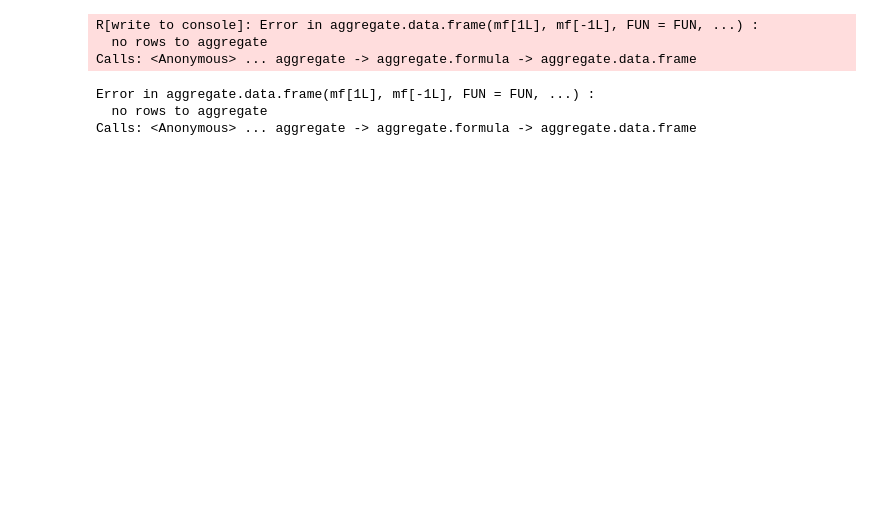
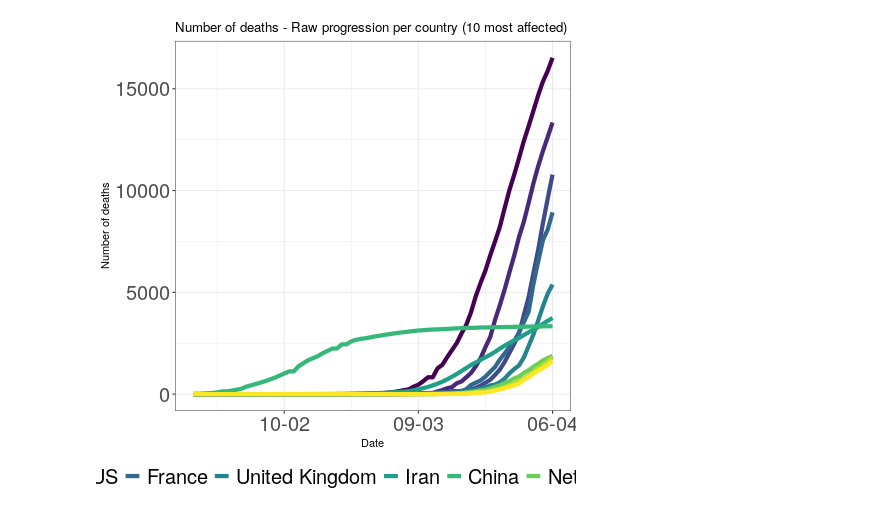
Before and after one commit to bjmain/SARS-CoV-2, a Jupyter notebook: sars2_v2.ipynb, the cells around one changed output. Cells and saved outputs as stored; diff of their text form; code cells hidden in the pictures; blank space fills up the shorter version.

Commit message:
fixed R part to plot raw mortality

```diff
--- a/sars2_v2.ipynb
+++ b/sars2_v2.ipynb
@@ -204,41 +207,43 @@ library(RCurl)
 library(ggplot2)
 library(reshape)
 
 #URL with data
 url <- getURL('https://raw.githubusercontent.com/CSSEGISandData/COVID-19/master/csse_covid_19_data/csse_covid_19_time_series/time_series_covid19_deaths_global.csv')
 data <- read.csv(text = url,header=F)
 
 #Reshape
 #First date is 22 Jan 2020
 dates<-as.Date(as.vector(as.matrix(data[1,5:length(data)])), format='%m/%d/%Y')
 names(data) <- c('ps','cr','lat','lon',paste('d',1:length(dates),sep=''))
 
 #Melt and order
 datam<-melt(data[-c(1),-c(1,3,4)],id.vars='cr',measure.vars=paste('d',1:length(dates),sep=''))
 levels(datam$variable) <- dates
 datam$value <- as.numeric(as.character(datam$value))
 datamagg <- aggregate(value~cr+variable, datam,'sum')
 datamagg$variable<-as.Date(datamagg$variable)
 datamagg<-datamagg[order(datamagg$value),]
 datamagg$cr <- as.factor(datamagg$cr)
 datamagg$cr<-droplevels(datamagg$cr)
 
 #Derive total number of cases for ordering plots
-sumcases <- aggregate(value~cr, datamagg[which(as.Date(datamagg$variable)==format(Sys.time(), '%y-%m-%d')),],'sum')
+sumcases <- aggregate(value~cr, datamagg[which(as.Date(datamagg$variable)==as.Date(format(Sys.time(), '%y-%m-%d'))-1),],'sum')
 datamagg$cr<-factor(datamagg$cr,levels=levels(datamagg$cr)[order(sumcases$value,decreasing=T)],ordered=T)
 
+#Select 10 countries with the highest number of deaths
+datamagg<-datamagg[which(datamagg$cr%in%levels(datamagg$cr)[1:10]),]
+
 #Trend overview
+options(repr.plot.width = 20, repr.plot.height = 10, repr.plot.res = 300)
+#X11(width=20,height=11)
+
 ggplot(datamagg, aes(x=variable, y=value, col=cr)) +
-geom_line(show.legend=F) +
+geom_line(show.legend=TRUE,size=2, linetype=1) +
 scale_x_date(date_breaks='4 week',date_labels='%d-%m') +
-facet_wrap(~cr,scale='free_y') +
 theme_bw() +
-labs(x=NULL, y=NULL) +
-theme(axis.text.y=element_text(size=5),axis.text.x=element_text(size=5))
+labs(x="Date", y="Number of deaths") +
+ggtitle("Number of deaths - Raw progression per country (10 most affected)") +
+guides(col=guide_legend("Country",nrow=1)) +
+theme(axis.text.y=element_text(size=20),axis.text.x=element_text(size=20),legend.position="bottom", legend.direction="horizontal",legend.text=element_text(size=20))
 # %% [output]
-R[write to console]: Error in aggregate.data.frame(mf[1L], mf[-1L], FUN = FUN, ...) :
-  no rows to aggregate
-Calls: <Anonymous> ... aggregate -> aggregate.formula -> aggregate.data.frame
-Error in aggregate.data.frame(mf[1L], mf[-1L], FUN = FUN, ...) :
-  no rows to aggregate
-Calls: <Anonymous> ... aggregate -> aggregate.formula -> aggregate.data.frame
+[figure, added]
```
Also changed, not shown: parts of 5 cells of this notebook, 2 other files.
